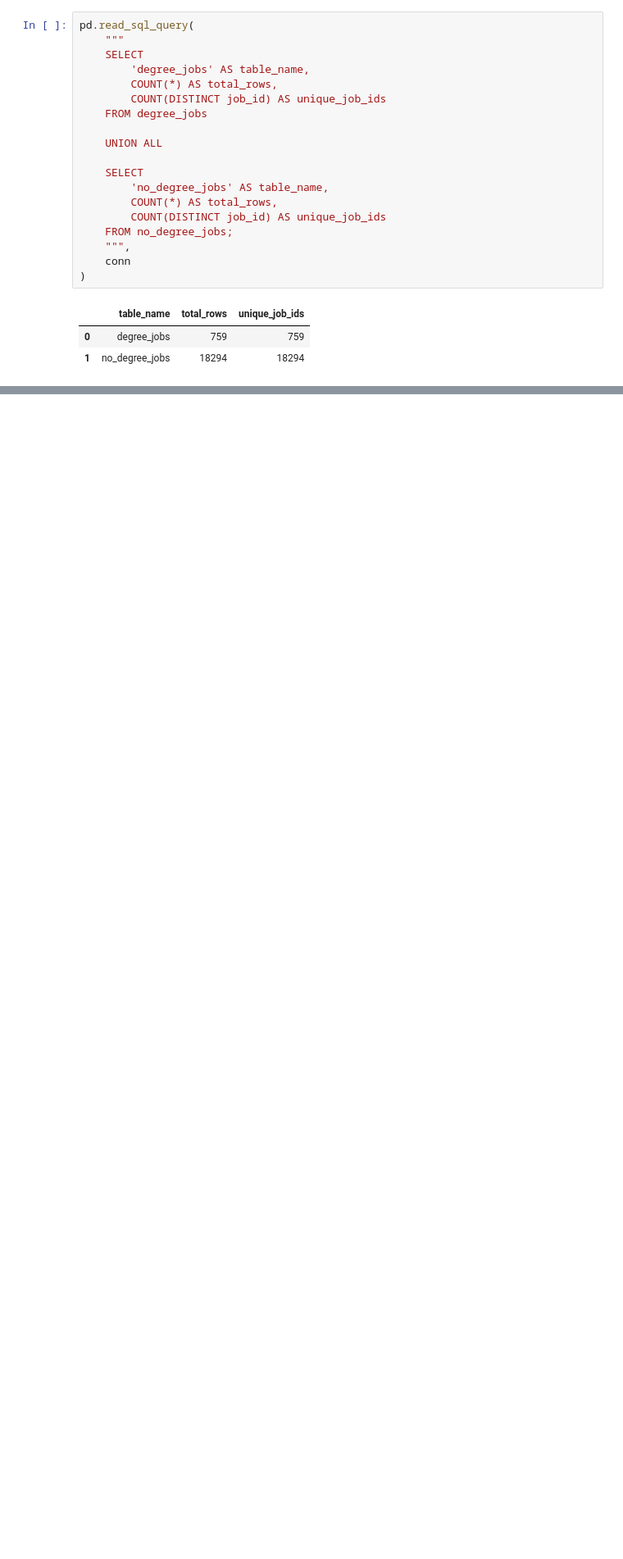
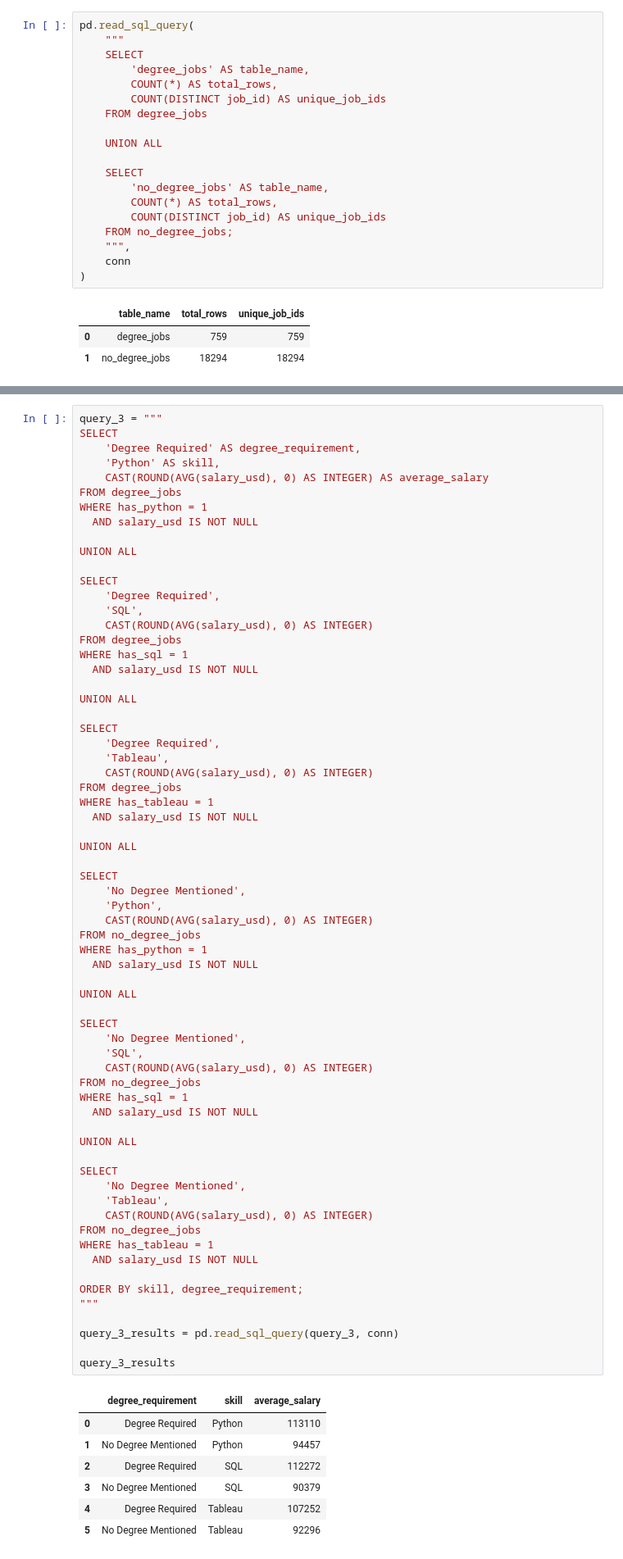
Before and after one commit to Wyparks04/Degree_Impact_On_Data_Analyst_Salaries, a Jupyter notebook: notebooks/03_data_analyst_jobs_database.ipynb, the cells around one changed output, grey strips where cells are left out. Shown at 82% size. Saved outputs shown, nothing was run; the diff lists cells and outputs as text; blank space fills up the shorter version.

```diff
--- a/notebooks/03_data_analyst_jobs_database.ipynb
+++ b/notebooks/03_data_analyst_jobs_database.ipynb
@@ -338,0 +484,74 @@ pd.read_sql_query(
+# %%
+query_3 = """
+SELECT
+    'Degree Required' AS degree_requirement,
+    'Python' AS skill,
+    CAST(ROUND(AVG(salary_usd), 0) AS INTEGER) AS average_salary
+FROM degree_jobs
+WHERE has_python = 1
+  AND salary_usd IS NOT NULL
+
+UNION ALL
+
+SELECT
+    'Degree Required',
+    'SQL',
+    CAST(ROUND(AVG(salary_usd), 0) AS INTEGER)
+FROM degree_jobs
+WHERE has_sql = 1
+  AND salary_usd IS NOT NULL
+
+UNION ALL
+
+SELECT
+    'Degree Required',
+    'Tableau',
+    CAST(ROUND(AVG(salary_usd), 0) AS INTEGER)
+FROM degree_jobs
+WHERE has_tableau = 1
+  AND salary_usd IS NOT NULL
+
+UNION ALL
+
+SELECT
+    'No Degree Mentioned',
+    'Python',
+    CAST(ROUND(AVG(salary_usd), 0) AS INTEGER)
+FROM no_degree_jobs
+WHERE has_python = 1
+  AND salary_usd IS NOT NULL
+
+UNION ALL
+
+SELECT
+    'No Degree Mentioned',
+    'SQL',
+    CAST(ROUND(AVG(salary_usd), 0) AS INTEGER)
+FROM no_degree_jobs
+WHERE has_sql = 1
+  AND salary_usd IS NOT NULL
+
+UNION ALL
+
+SELECT
+    'No Degree Mentioned',
+    'Tableau',
+    CAST(ROUND(AVG(salary_usd), 0) AS INTEGER)
+FROM no_degree_jobs
+WHERE has_tableau = 1
+  AND salary_usd IS NOT NULL
+
+ORDER BY skill, degree_requirement;
+"""
+
+query_3_results = pd.read_sql_query(query_3, conn)
+
+query_3_results
+# %% [output]
+|  | degree_requirement | skill | average_salary |
+| 0 | Degree Required | Python | 113110 |
+| 1 | No Degree Mentioned | Python | 94457 |
+| 2 | Degree Required | SQL | 112272 |
+| 3 | No Degree Mentioned | SQL | 90379 |
+| 4 | Degree Required | Tableau | 107252 |
+| 5 | No Degree Mentioned | Tableau | 92296 |
```
Also changed, not shown: parts of 10 cells of this notebook, 1 other file.
